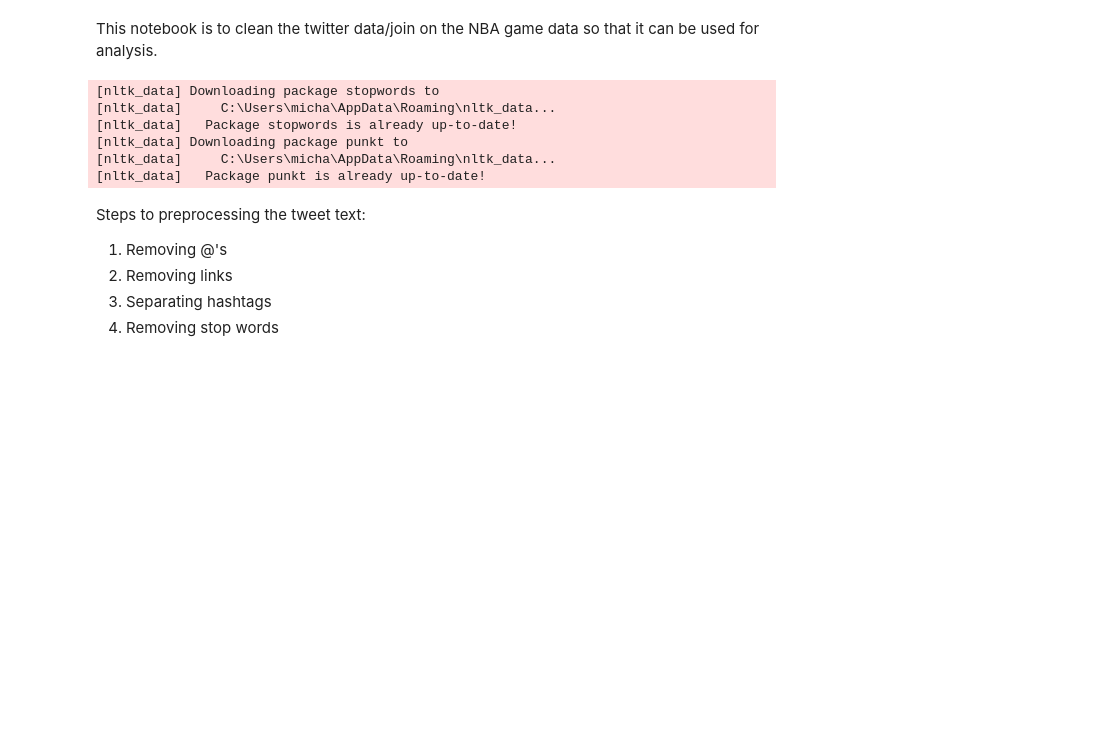
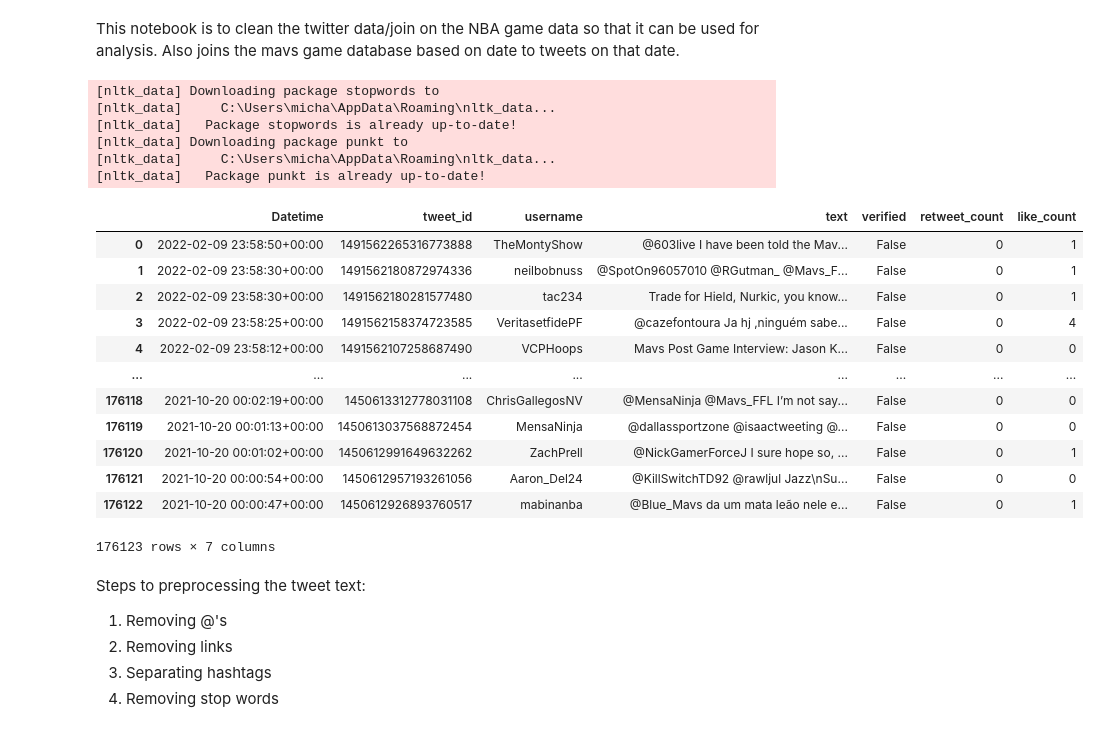
Before and after one commit to alchemicHen/twitter_nba_project, a Jupyter notebook: twitter_cleaning.ipynb, the cells around one changed output. Cells and saved outputs as stored; diff of their text form; code cells hidden in the pictures; blank space fills up the shorter version.

```diff
--- a/twitter_cleaning.ipynb
+++ b/twitter_cleaning.ipynb
@@ -1,5 +1,5 @@
 # %% [markdown]
-This notebook is to clean the twitter data/join on the NBA game data so that it can be used for analysis.
+This notebook is to clean the twitter data/join on the NBA game data so that it can be used for analysis. Also joins the mavs game database based on date to tweets on that date.
 # %%
 import pandas as pd
 import datetime as datetime
@@ -17,8 +18,22 @@ from nltk.tokenize import word_tokenize
 [nltk_data]     C:\Users\micha\AppData\Roaming\nltk_data...
 [nltk_data]   Package punkt is already up-to-date!
 # %%
-mavs_df = pd.read_csv('mavs_tweets_all.csv')
+mavs_df = pd.read_csv('Datasets\mavs_tweets_all.csv')
 mavs_df
+# %% [output]
+|  | Datetime | tweet_id | username | text | verified | retweet_count | like_count |
+| 0 | 2022-02-09 23:58:50+00:00 | 1491562265316773888 | TheMontyShow | @603live I have been told the Mav... | False | 0 | 1 |
+| 1 | 2022-02-09 23:58:30+00:00 | 1491562180872974336 | neilbobnuss | @SpotOn96057010 @RGutman_ @Mavs_F... | False | 0 | 1 |
+| 2 | 2022-02-09 23:58:30+00:00 | 1491562180281577480 | tac234 | Trade for Hield, Nurkic, you know... | False | 0 | 1 |
+| 3 | 2022-02-09 23:58:25+00:00 | 1491562158374723585 | VeritasetfidePF | @cazefontoura Ja hj ,ninguém sabe... | False | 0 | 4 |
+| 4 | 2022-02-09 23:58:12+00:00 | 1491562107258687490 | VCPHoops | Mavs Post Game Interview: Jason K... | False | 0 | 0 |
+| ... | ... | ... | ... | ... | ... | ... | ... |
+| 176118 | 2021-10-20 00:02:19+00:00 | 1450613312778031108 | ChrisGallegosNV | @MensaNinja @Mavs_FFL I’m not say... | False | 0 | 0 |
+| 176119 | 2021-10-20 00:01:13+00:00 | 1450613037568872454 | MensaNinja | @dallassportzone @isaactweeting @... | False | 0 | 0 |
+| 176120 | 2021-10-20 00:01:02+00:00 | 1450612991649632262 | ZachPrell | @NickGamerForceJ I sure hope so, ... | False | 0 | 1 |
+| 176121 | 2021-10-20 00:00:54+00:00 | 1450612957193261056 | Aaron_Del24 | @KillSwitchTD92 @rawljul Jazz\nSu... | False | 0 | 0 |
+| 176122 | 2021-10-20 00:00:47+00:00 | 1450612926893760517 | mabinanba | @Blue_Mavs da um mata leão nele e... | False | 0 | 1 |
+176123 rows × 7 columns
 # %%
 tweet_text = mavs_df['text']
 # %% [markdown]
```
Also changed, not shown: parts of 8 cells of this notebook, 23 other files.
